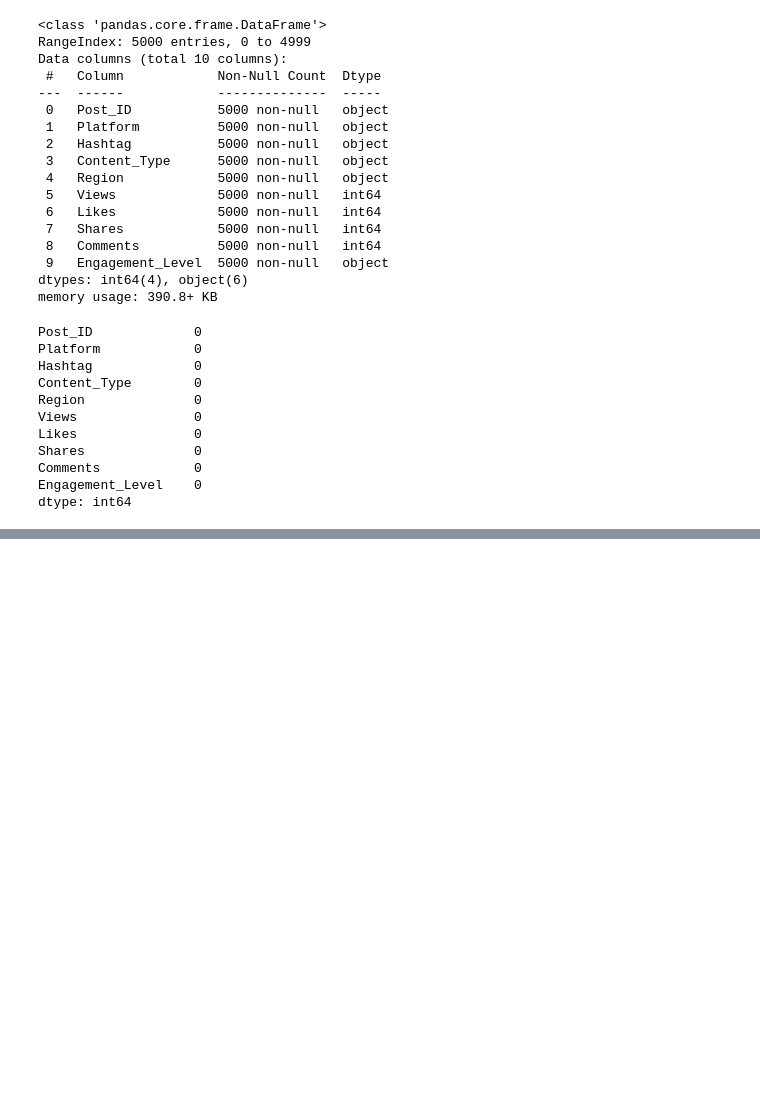
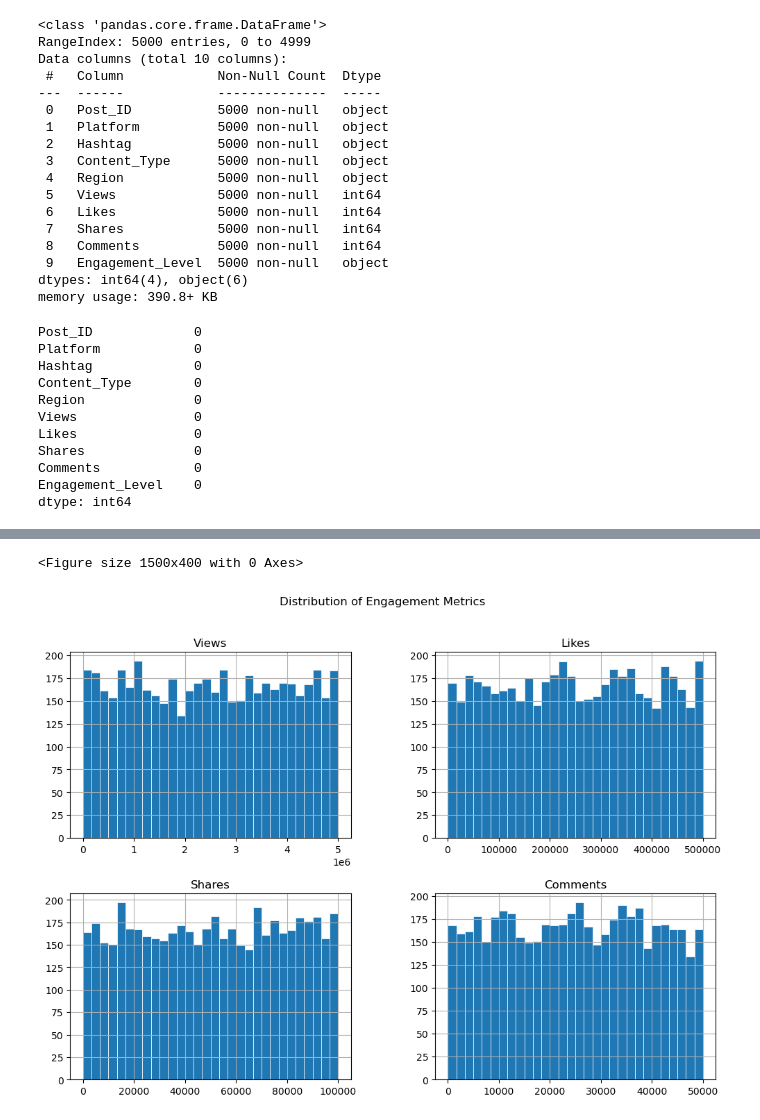
Before and after one commit to Lilian4me/Exploratory-Data-Analysis-EDA-, a Jupyter notebook: EDA.ipynb, the cells around one changed output, grey strips where cells are left out. Drawn from its saved outputs; the diff is of its cells as text; code cells hidden in the pictures; blank space fills up the shorter version.

```diff
--- a/EDA.ipynb
+++ b/EDA.ipynb
@@ -119,0 +224,8 @@ dtype: int64
+# %%
+plt.figure(figsize =(15,4))
+data[['Views','Likes','Shares','Comments']].hist(bins=30, linewidth=0.5, edgecolor="white",figsize=(12,8))
+plt.suptitle('Distribution of Engagement Metrics')
+plt.show()
+# %% [output]
+<Figure size 1500x400 with 0 Axes>
+[figure, added]
```
Also changed, not shown: parts of 28 cells of this notebook.
